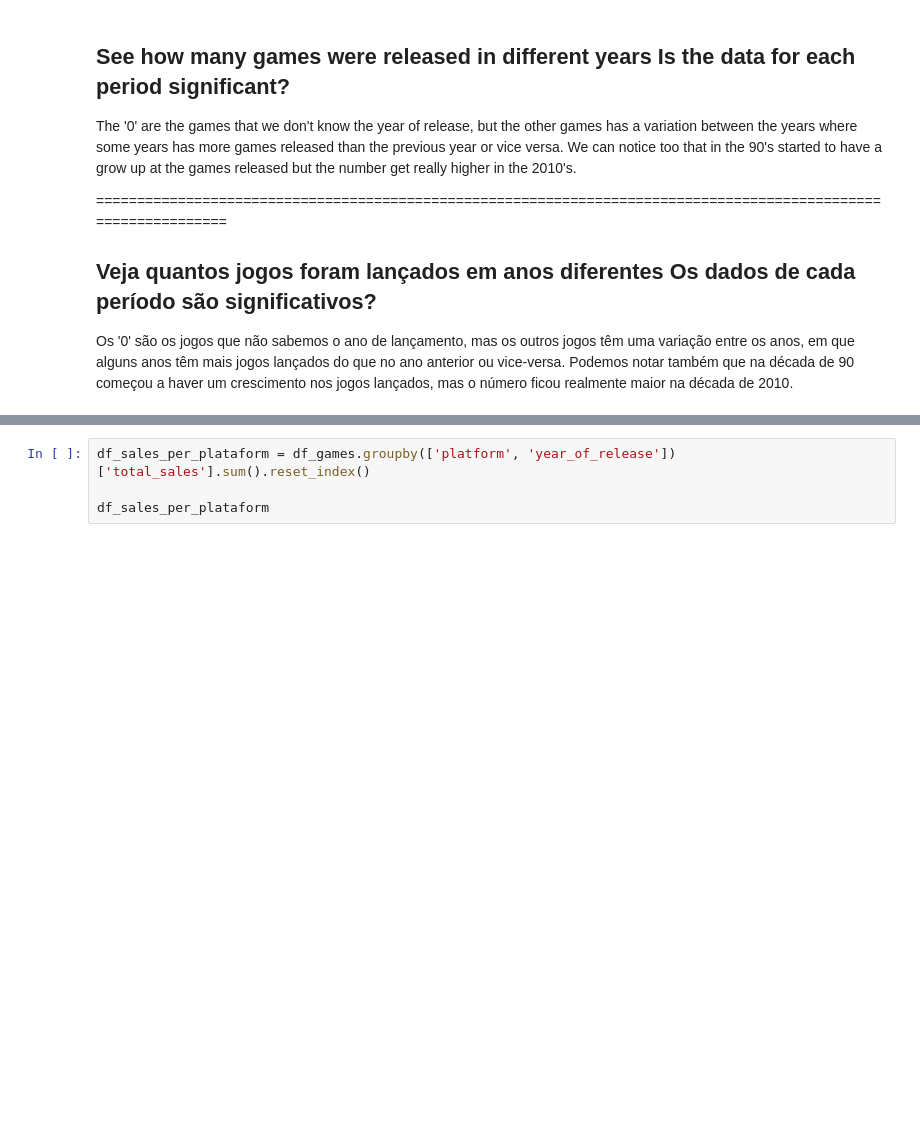
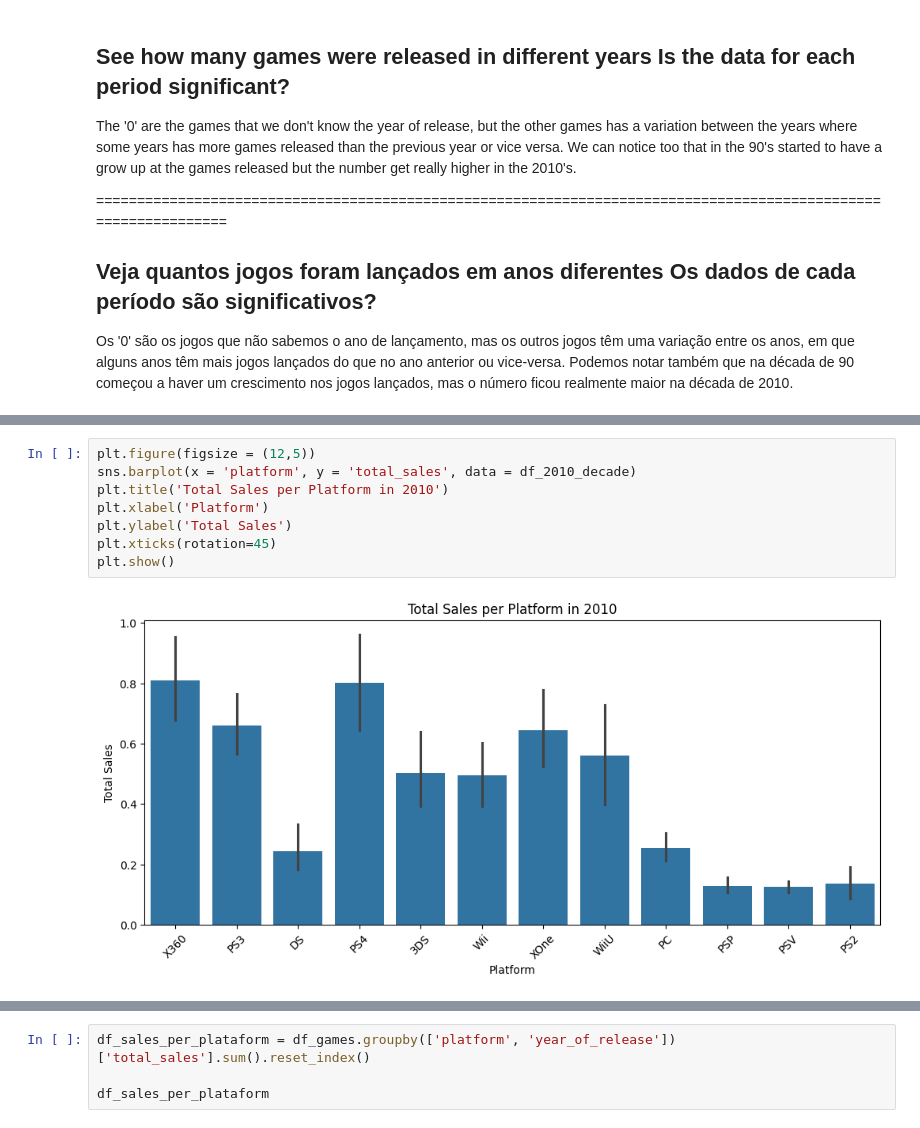
Before and after one commit to RafaelGenari/Bootcamp-Project-Video-Games-Ice-Company, a Jupyter notebook: Notebooks/EDA.ipynb, the cells around one changed output, grey strips where cells are left out. Saved outputs shown, nothing was run; the diff lists cells and outputs as text; blank space fills up the shorter version.

```diff
--- a/Notebooks/EDA.ipynb
+++ b/Notebooks/EDA.ipynb
@@ -201,0 +237,10 @@ Os '0' são os jogos que não sabemos o ano de lançamento, mas os outros jogos
+# %%
+plt.figure(figsize = (12,5))
+sns.barplot(x = 'platform', y = 'total_sales', data = df_2010_decade)
+plt.title('Total Sales per Platform in 2010')
+plt.xlabel('Platform')
+plt.ylabel('Total Sales')
+plt.xticks(rotation=45)
+plt.show()
+# %% [output]
+[figure, added]
```
Also changed, not shown: parts of 15 cells of this notebook.
